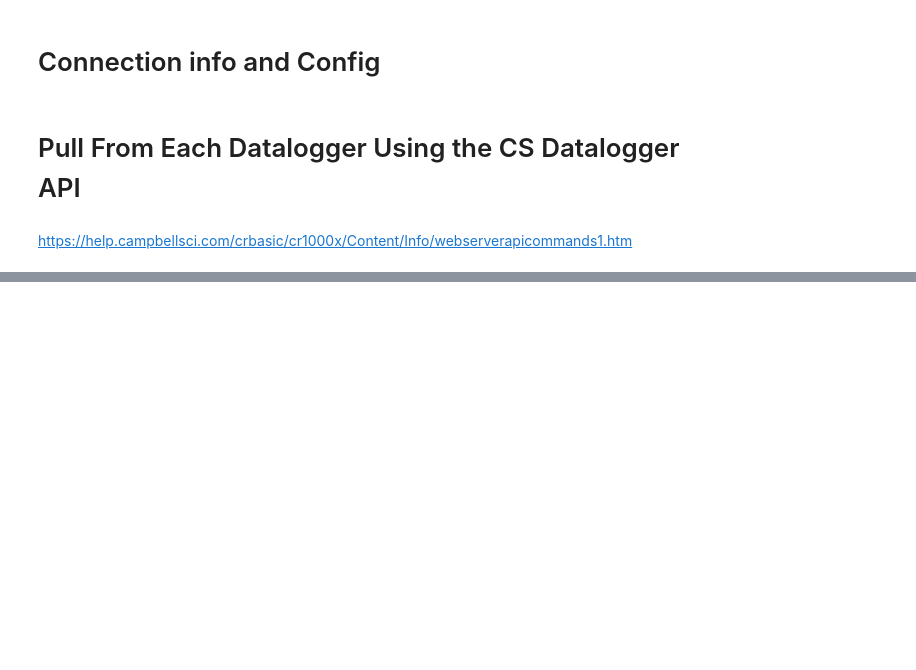
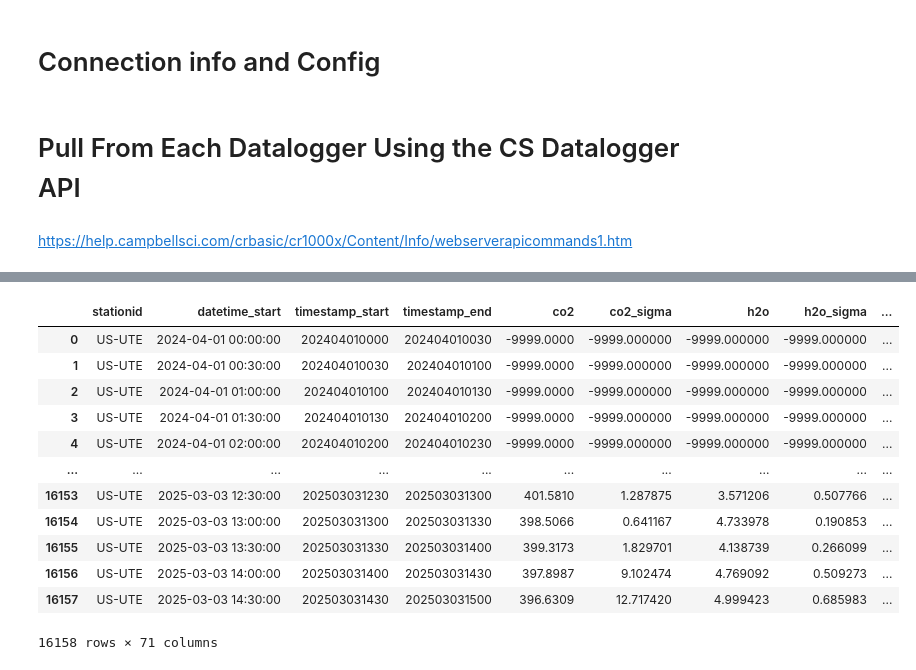
Before and after one commit to inkenbrandt/MicroMet, a Jupyter notebook: docs/notebooks/Appending Data From Dataloggers.ipynb, the cells around one changed output, grey strips where cells are left out. Drawn from its saved outputs; the diff is of its cells as text; code cells hidden in the pictures; blank space fills up the shorter version.

```diff
--- a/docs/notebooks/Appending Data From Dataloggers.ipynb
+++ b/docs/notebooks/Appending Data From Dataloggers.ipynb
@@ -48,3 +229,19 @@ manager = micromet.StationDataManager(config, engine)
+# %%
+pd.read_sql("SELECT * FROM amfluxeddy WHERE stationid = 'US-UTE' and timestamp_end > 202404010000" , con=engine)
+# %% [output]
+|  | stationid | datetime_start | timestamp_start | timestamp_end | co2 | co2_sigma | h2o | h2o_sigma | ... |
+| 0 | US-UTE | 2024-04-01 00:00:00 | 202404010000 | 202404010030 | -9999.0000 | -9999.000000 | -9999.000000 | -9999.000000 | ... |
+| 1 | US-UTE | 2024-04-01 00:30:00 | 202404010030 | 202404010100 | -9999.0000 | -9999.000000 | -9999.000000 | -9999.000000 | ... |
+| 2 | US-UTE | 2024-04-01 01:00:00 | 202404010100 | 202404010130 | -9999.0000 | -9999.000000 | -9999.000000 | -9999.000000 | ... |
+| 3 | US-UTE | 2024-04-01 01:30:00 | 202404010130 | 202404010200 | -9999.0000 | -9999.000000 | -9999.000000 | -9999.000000 | ... |
+| 4 | US-UTE | 2024-04-01 02:00:00 | 202404010200 | 202404010230 | -9999.0000 | -9999.000000 | -9999.000000 | -9999.000000 | ... |
+| ... | ... | ... | ... | ... | ... | ... | ... | ... | ... |
+| 16153 | US-UTE | 2025-03-03 12:30:00 | 202503031230 | 202503031300 | 401.5810 | 1.287875 | 3.571206 | 0.507766 | ... |
+| 16154 | US-UTE | 2025-03-03 13:00:00 | 202503031300 | 202503031330 | 398.5066 | 0.641167 | 4.733978 | 0.190853 | ... |
+| 16155 | US-UTE | 2025-03-03 13:30:00 | 202503031330 | 202503031400 | 399.3173 | 1.829701 | 4.138739 | 0.266099 | ... |
+| 16156 | US-UTE | 2025-03-03 14:00:00 | 202503031400 | 202503031430 | 397.8987 | 9.102474 | 4.769092 | 0.509273 | ... |
+| 16157 | US-UTE | 2025-03-03 14:30:00 | 202503031430 | 202503031500 | 396.6309 | 12.717420 | 4.999423 | 0.685983 | ... |
+16158 rows × 71 columns
 # %%
 
 
```
Also changed, not shown: parts of 15 cells of this notebook, 3 other files.
